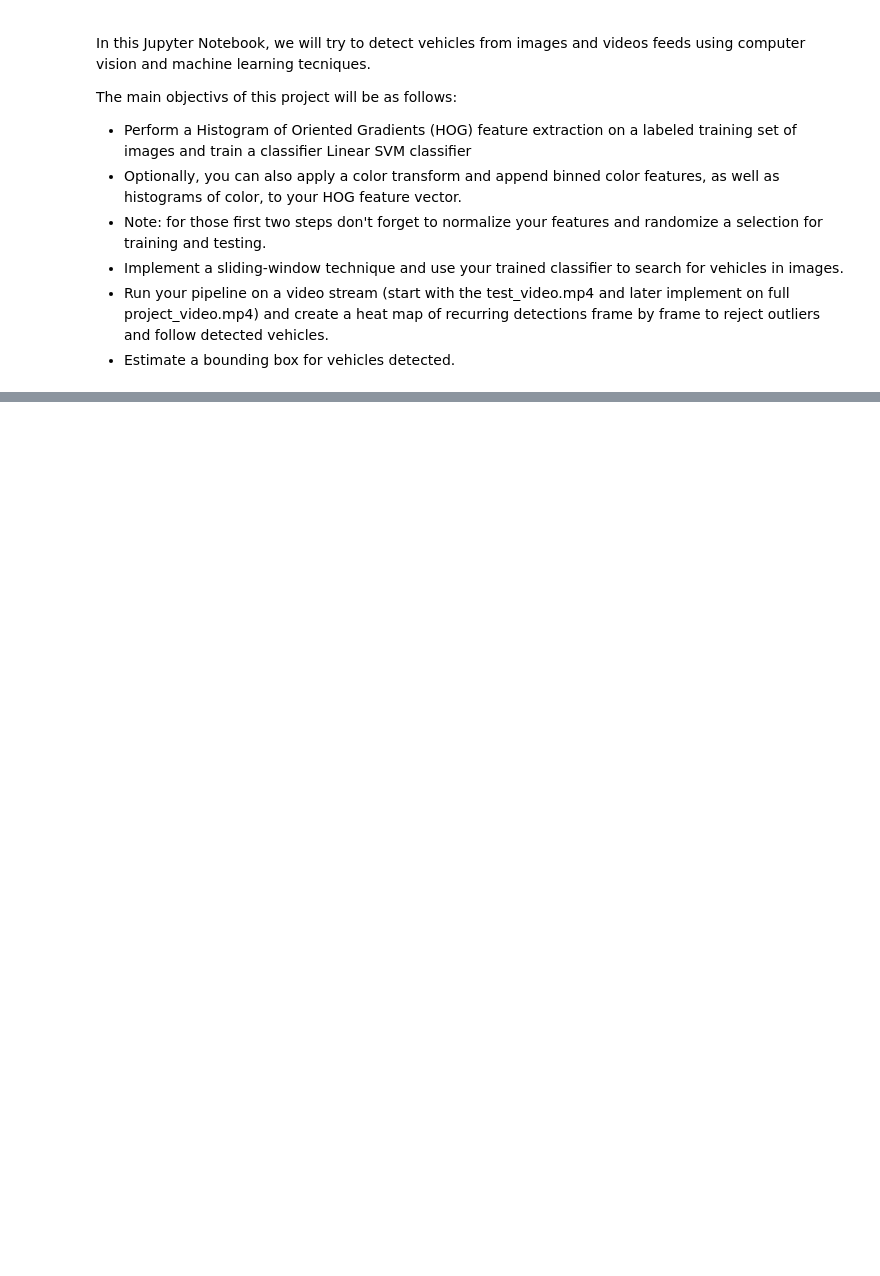
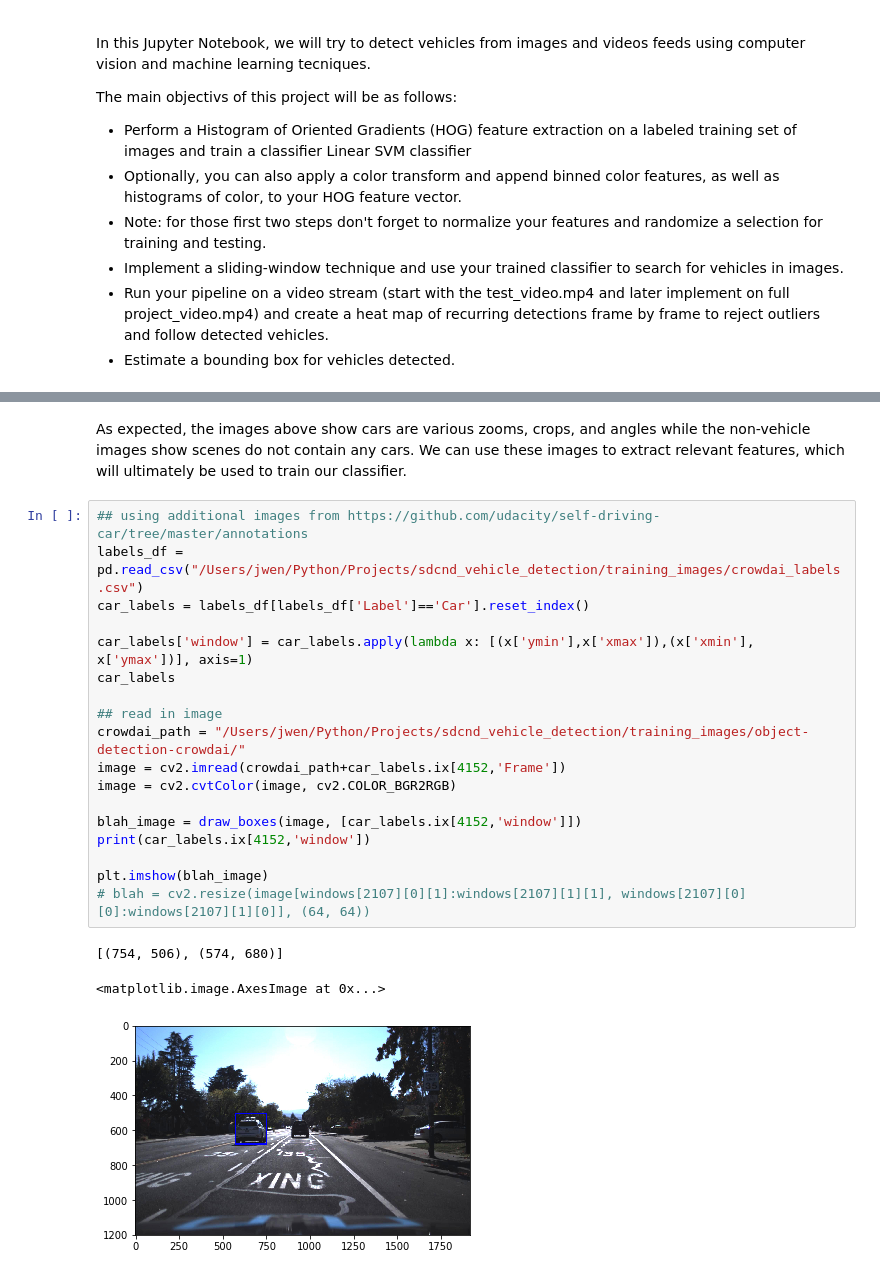
Before and after one commit to jeffwen/sdcnd_vehicle_detection, a Jupyter notebook: Vehicle Detection.ipynb, the cells around one changed output, grey strips where cells are left out. Saved outputs shown, nothing was run; the diff lists cells and outputs as text; blank space fills up the shorter version.

```diff
--- a/Vehicle Detection.ipynb
+++ b/Vehicle Detection.ipynb
@@ -13,0 +83,24 @@ First of all, we need a way to identify the car within an image or a frame of th
+# %% [markdown]
+As expected, the images above show cars are various zooms, crops, and angles while the non-vehicle images show scenes do not contain any cars. We can use these images to extract relevant features, which will ultimately be used to train our classifier.
+# %%
+## using additional images from https://github.com/udacity/self-driving-car/tree/master/annotations
+labels_df = pd.read_csv("/Users/jwen/Python/Projects/sdcnd_vehicle_detection/training_images/crowdai_labels.csv")
+car_labels = labels_df[labels_df['Label']=='Car'].reset_index()
+
+car_labels['window'] = car_labels.apply(lambda x: [(x['ymin'],x['xmax']),(x['xmin'], x['ymax'])], axis=1)
+car_labels
+
+## read in image
+crowdai_path = "/Users/jwen/Python/Projects/sdcnd_vehicle_detection/training_images/object-detection-crowdai/"
+image = cv2.imread(crowdai_path+car_labels.ix[4152,'Frame'])
+image = cv2.cvtColor(image, cv2.COLOR_BGR2RGB)
+
+blah_image = draw_boxes(image, [car_labels.ix[4152,'window']])
+print(car_labels.ix[4152,'window'])
+
+plt.imshow(blah_image)
+# blah = cv2.resize(image[windows[2107][0][1]:windows[2107][1][1], windows[2107][0][0]:windows[2107][1][0]], (64, 64))
+# %% [output]
+[(754, 506), (574, 680)]
+<matplotlib.image.AxesImage at 0x...>
+[figure, added]
```
Also changed, not shown: parts of 42 cells of this notebook, 7 other files.
